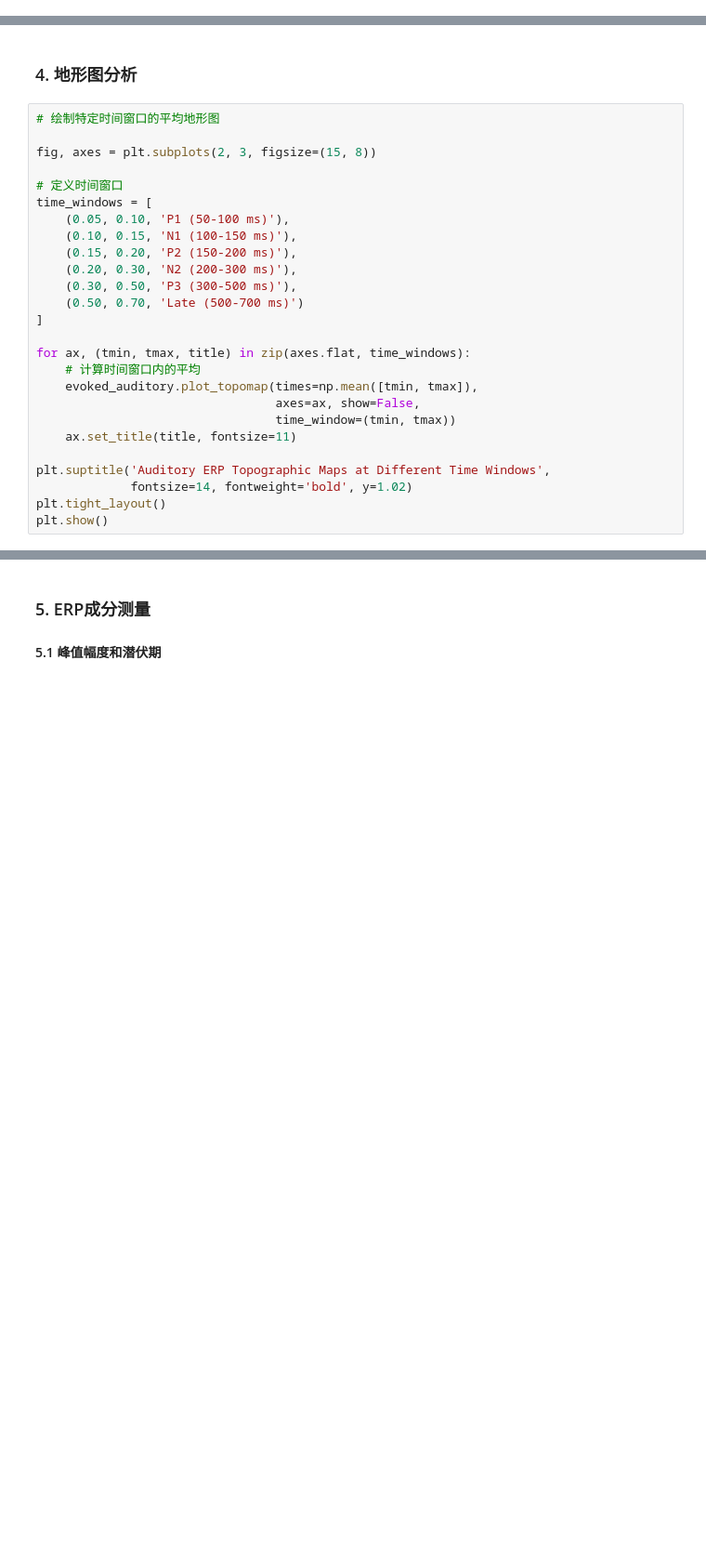
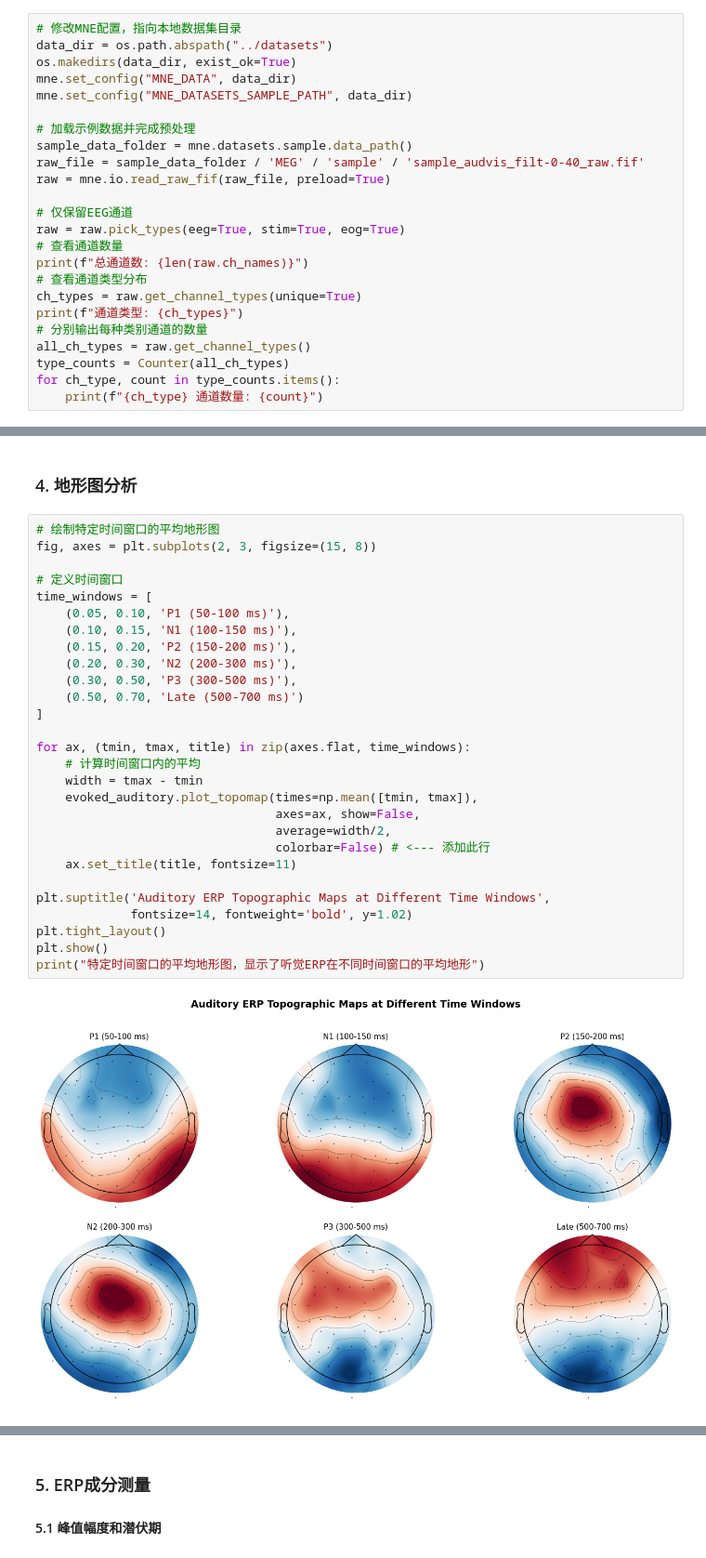
Before and after one commit to usstziyi/ERP-1, a Jupyter notebook: notebooks/Unit_03_ERP_Analysis.ipynb, the cells around one changed output, grey strips where cells are left out. Shown at 93% size. Saved outputs shown, nothing was run; the diff lists cells and outputs as text; blank space fills up the shorter version.

```diff
--- a/notebooks/Unit_03_ERP_Analysis.ipynb
+++ b/notebooks/Unit_03_ERP_Analysis.ipynb
@@ -109,2 +114,26 @@ print("=" * 40)
 # %% [markdown]
 ### 1. 加载预处理后的数据
+# %%
+# 修改MNE配置，指向本地数据集目录
+data_dir = os.path.abspath("../datasets")
+os.makedirs(data_dir, exist_ok=True)
+mne.set_config("MNE_DATA", data_dir)
+mne.set_config("MNE_DATASETS_SAMPLE_PATH", data_dir)
+
+# 加载示例数据并完成预处理
+sample_data_folder = mne.datasets.sample.data_path()
+raw_file = sample_data_folder / 'MEG' / 'sample' / 'sample_audvis_filt-0-40_raw.fif'
+raw = mne.io.read_raw_fif(raw_file, preload=True)
+
+# 仅保留EEG通道
+raw = raw.pick_types(eeg=True, stim=True, eog=True)
+# 查看通道数量
+print(f"总通道数: {len(raw.ch_names)}")
+# 查看通道类型分布
+ch_types = raw.get_channel_types(unique=True)
+print(f"通道类型: {ch_types}")
+# 分别输出每种类别通道的数量
+all_ch_types = raw.get_channel_types()
+type_counts = Counter(all_ch_types)
+for ch_type, count in type_counts.items():
+    print(f"{ch_type} 通道数量: {count}")
@@ -254,27 +318,31 @@ plt.show()
 ### 4. 地形图分析
 # %%
 # 绘制特定时间窗口的平均地形图
-
 fig, axes = plt.subplots(2, 3, figsize=(15, 8))
 
 # 定义时间窗口
 time_windows = [
     (0.05, 0.10, 'P1 (50-100 ms)'),
     (0.10, 0.15, 'N1 (100-150 ms)'),
     (0.15, 0.20, 'P2 (150-200 ms)'),
     (0.20, 0.30, 'N2 (200-300 ms)'),
     (0.30, 0.50, 'P3 (300-500 ms)'),
     (0.50, 0.70, 'Late (500-700 ms)')
 ]
 
 for ax, (tmin, tmax, title) in zip(axes.flat, time_windows):
     # 计算时间窗口内的平均
+    width = tmax - tmin
     evoked_auditory.plot_topomap(times=np.mean([tmin, tmax]),
                                  axes=ax, show=False,
-                                 time_window=(tmin, tmax))
+                                 average=width/2,
+                                 colorbar=False) # <--- 添加此行
     ax.set_title(title, fontsize=11)
 
 plt.suptitle('Auditory ERP Topographic Maps at Different Time Windows',
              fontsize=14, fontweight='bold', y=1.02)
 plt.tight_layout()
 plt.show()
+print("特定时间窗口的平均地形图，显示了听觉ERP在不同时间窗口的平均地形")
+# %% [output]
+[figure, added]
```
Also changed, not shown: parts of 22 cells of this notebook, 1 other file.
